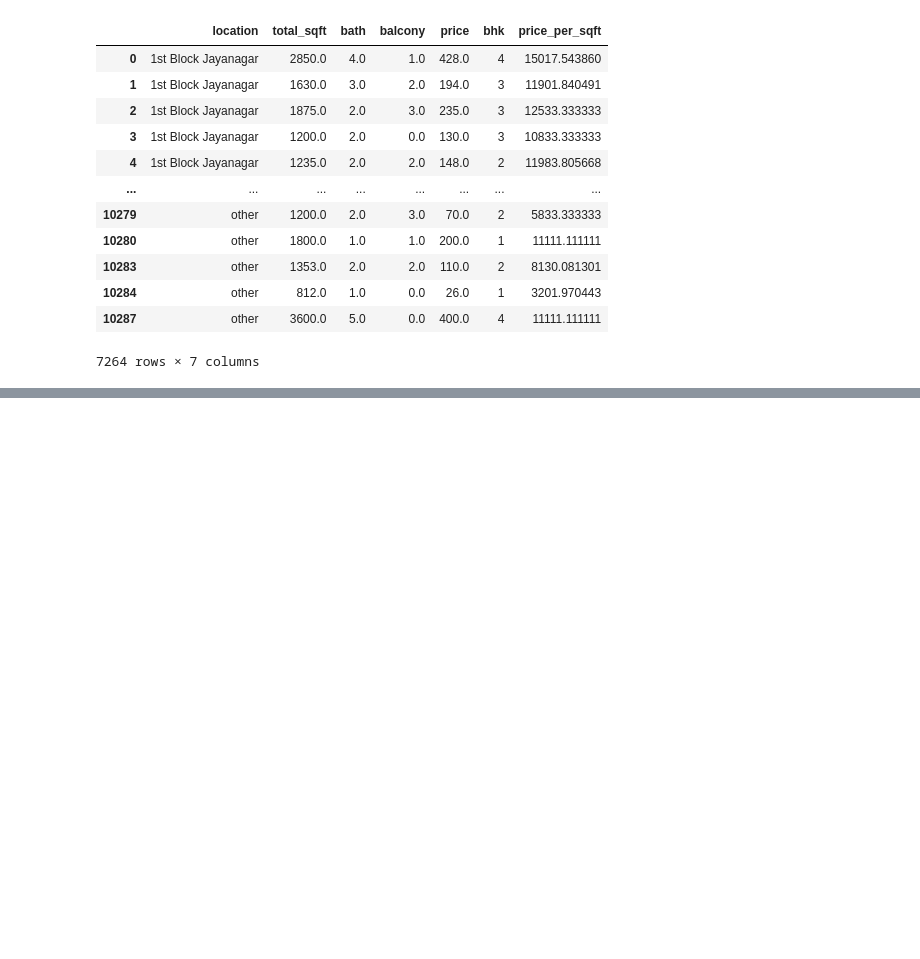
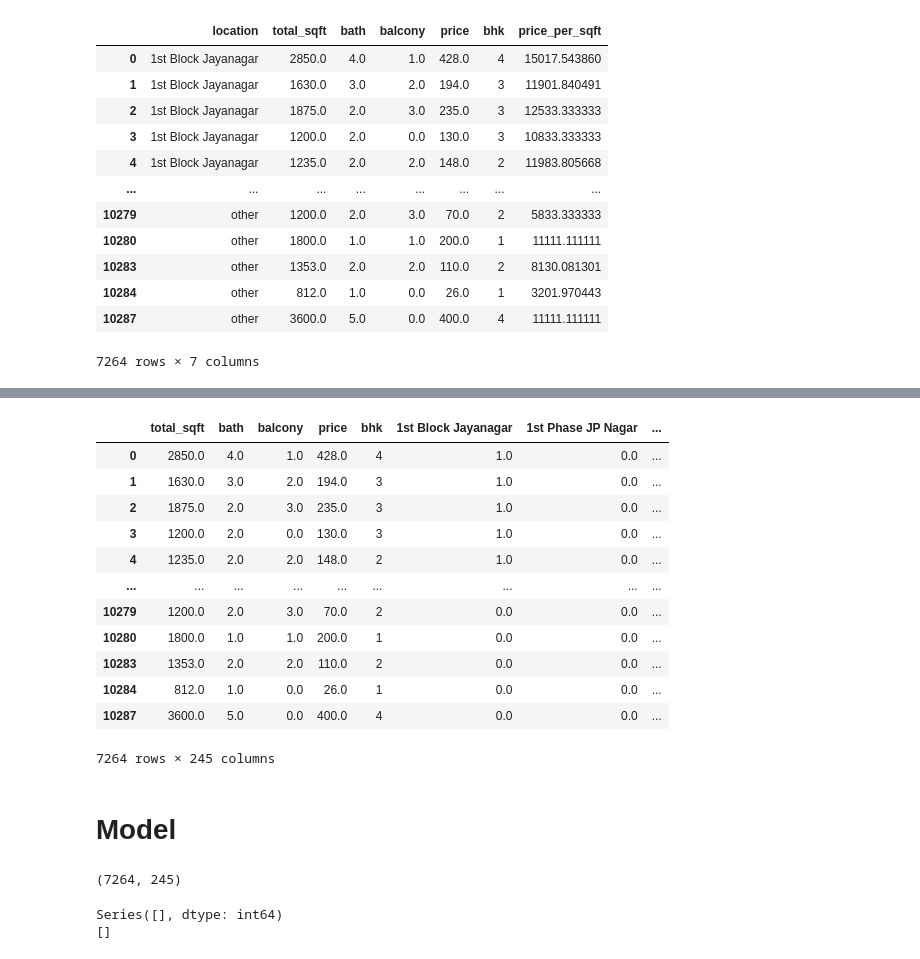
Before and after one commit to Kshitijk14/bangalore-house-price-prediction, a Jupyter notebook: model/bangalore-house-price-predict.ipynb, the cells around one changed output, grey strips where cells are left out. Saved outputs shown, nothing was run; the diff lists cells and outputs as text; code cells hidden in the pictures; blank space fills up the shorter version.

Commit message:
model_complete

```diff
--- a/model/bangalore-house-price-predict.ipynb
+++ b/model/bangalore-house-price-predict.ipynb
@@ -669,0 +742,24 @@ df
+# %%
+df = df.drop(columns='location')
+df
+# %% [output]
+|  | total_sqft | bath | balcony | price | bhk | 1st Block Jayanagar | 1st Phase JP Nagar | ... |
+| 0 | 2850.0 | 4.0 | 1.0 | 428.0 | 4 | 1.0 | 0.0 | ... |
+| 1 | 1630.0 | 3.0 | 2.0 | 194.0 | 3 | 1.0 | 0.0 | ... |
+| 2 | 1875.0 | 2.0 | 3.0 | 235.0 | 3 | 1.0 | 0.0 | ... |
+| 3 | 1200.0 | 2.0 | 0.0 | 130.0 | 3 | 1.0 | 0.0 | ... |
+| 4 | 1235.0 | 2.0 | 2.0 | 148.0 | 2 | 1.0 | 0.0 | ... |
+| ... | ... | ... | ... | ... | ... | ... | ... | ... |
+| 10279 | 1200.0 | 2.0 | 3.0 | 70.0 | 2 | 0.0 | 0.0 | ... |
+| 10280 | 1800.0 | 1.0 | 1.0 | 200.0 | 1 | 0.0 | 0.0 | ... |
+| 10283 | 1353.0 | 2.0 | 2.0 | 110.0 | 2 | 0.0 | 0.0 | ... |
+| 10284 | 812.0 | 1.0 | 0.0 | 26.0 | 1 | 0.0 | 0.0 | ... |
+| 10287 | 3600.0 | 5.0 | 0.0 | 400.0 | 4 | 0.0 | 0.0 | ... |
+7264 rows × 245 columns
+# %% [markdown]
+# Model
+# %%
+df0 = df.copy()
+df0.shape
+# %% [output]
+(7264, 245)
@@ -669,0 +769,6 @@ df
+# %%
+print(X.isnull().sum()[X.isnull().sum() > 0])
+print(y.isnull().sum()[y.isnull().sum() > 0])
+# %% [output]
+Series([], dtype: int64)
+[]
```
Also changed, not shown: parts of 45 cells of this notebook, 2 other files.
